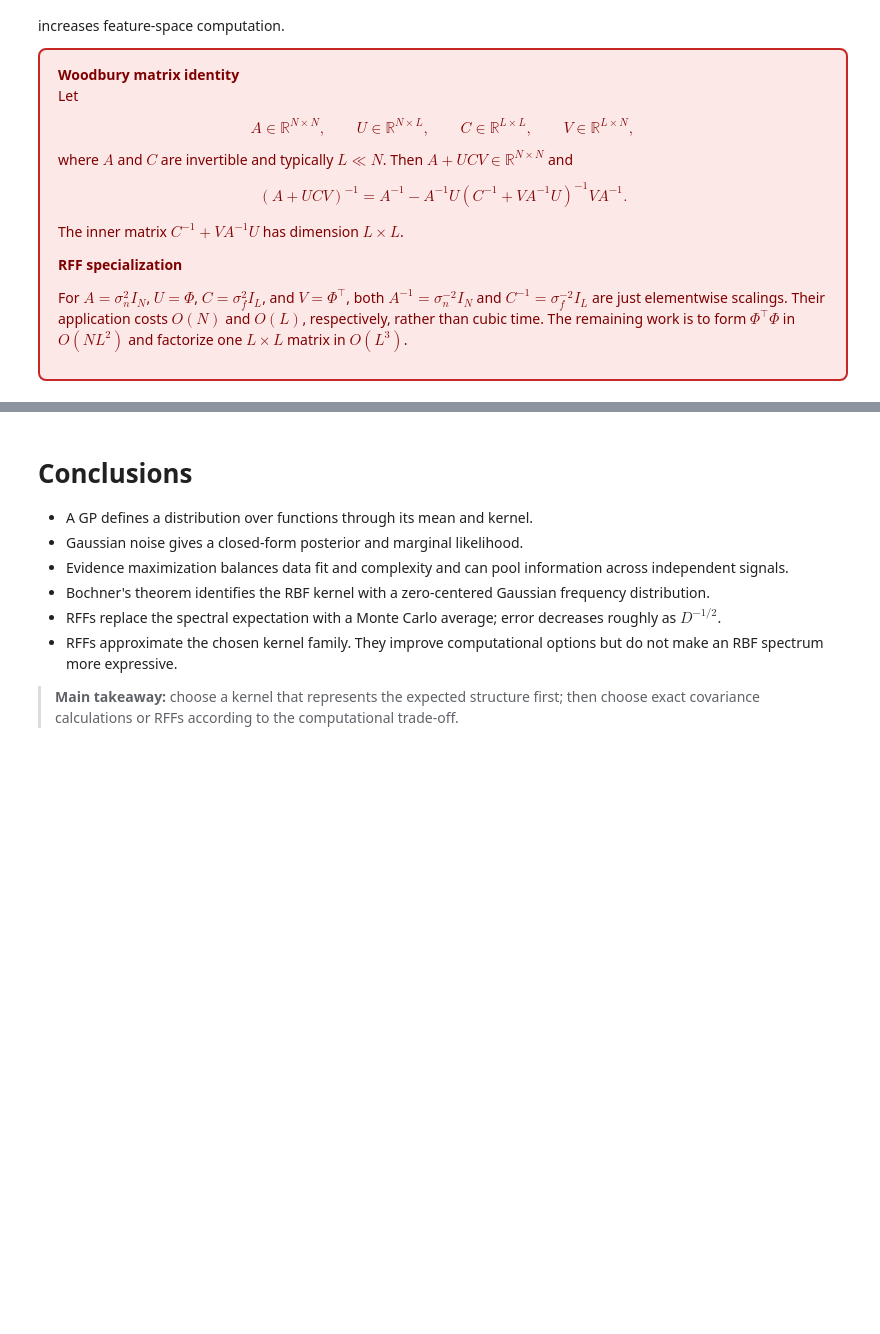
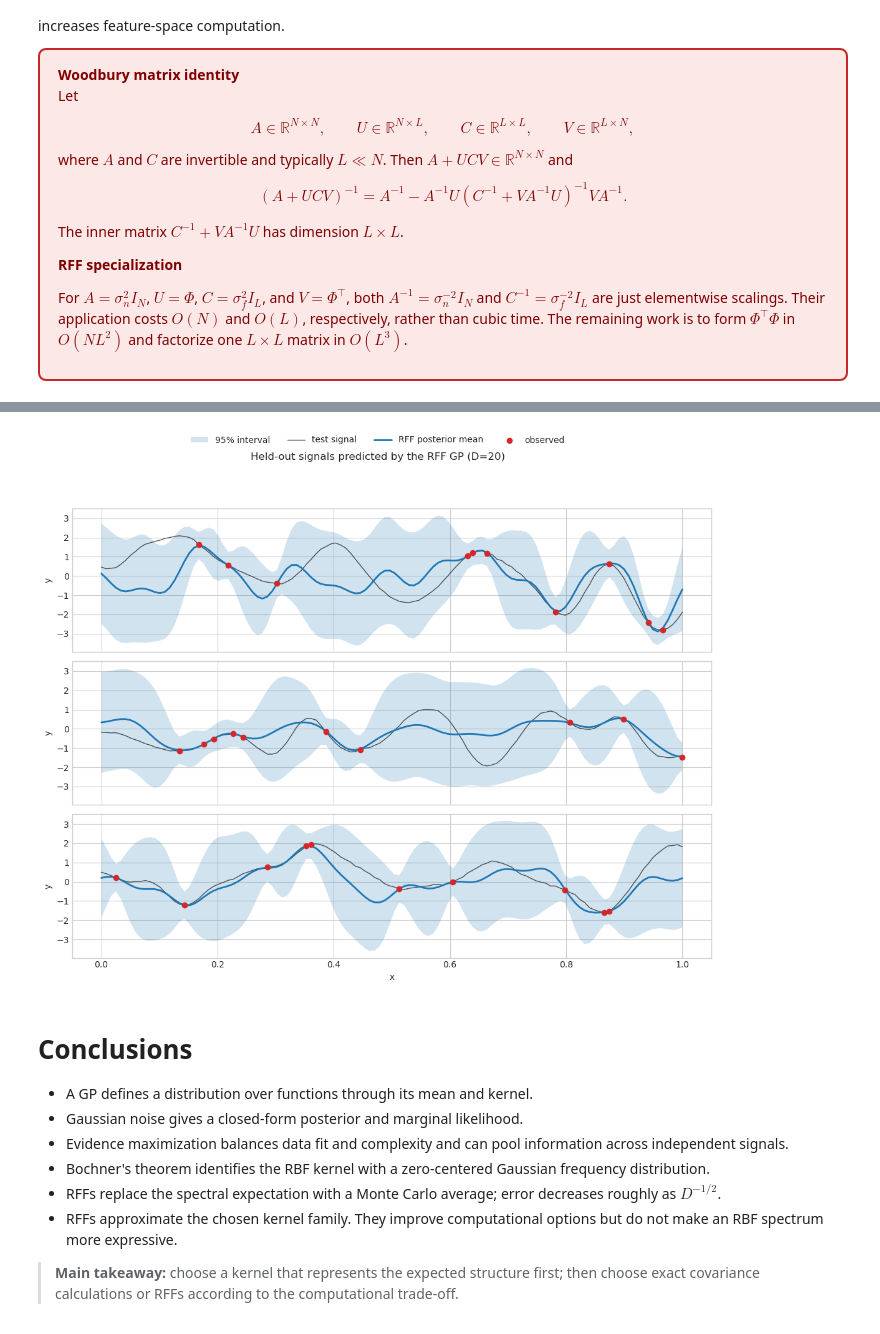
Before and after one commit to OLMOS-PM/GPPS_2026, a Jupyter notebook: 1-gp_regression_rff_intro.ipynb, the cells around one changed output, grey strips where cells are left out. Drawn from its saved outputs; the diff is of its cells as text; code cells hidden in the pictures; blank space fills up the shorter version.

```diff
--- a/1-gp_regression_rff_intro.ipynb
+++ b/1-gp_regression_rff_intro.ipynb
@@ -527,3 +644,45 @@ GPyTorch RFF relative error with D=64: 0.05748
+# %%
+import copy
+
+
+def predict_signal_rff(observed_x, observed_y, prediction_x):
+    x_obs = torch.tensor(observed_x, dtype=torch.float32).unsqueeze(-1)
+    y_obs = torch.tensor(observed_y, dtype=torch.float32)
+    x_pred = torch.tensor(prediction_x, dtype=torch.float32).unsqueeze(-1)
+
+    # deepcopy preserves the trained hyperparameters and the sampled RFF basis.
+    local_model = copy.deepcopy(rff_model)
+    local_likelihood = copy.deepcopy(rff_likelihood)
+    local_model.set_train_data(inputs=x_obs, targets=y_obs, strict=False)
+    local_model.eval(); local_likelihood.eval()
+
+    with torch.no_grad(), gpytorch.settings.fast_pred_var():
+        predictive = local_likelihood(local_model(x_pred))
+        lower, upper = predictive.confidence_region()
+
+    return predictive.mean.numpy(), lower.numpy(), upper.numpy()
+
+
+# Reset the RNG so these are the same observation locations used in the exact-GP plots.
+rff_plot_rng = np.random.default_rng(seed + 1)
+fig, axes = plt.subplots(3, 1, figsize=(11, 9), sharex=True, sharey=True)
+
+for signal, ax in zip(test_signals[:3], axes):
+    indices = np.sort(rff_plot_rng.choice(n_points, size=10, replace=False))
+    mean, lower, upper = predict_signal_rff(x[indices], signal[indices], x)
+    ax.fill_between(x, lower, upper, alpha=0.2, label="95% interval")
+    ax.plot(x, signal, color="black", alpha=0.65, linewidth=1, label="test signal")
+    ax.plot(x, mean, linewidth=2, label="RFF posterior mean")
+    ax.scatter(x[indices], signal[indices], color="C3", zorder=5, label="observed")
+    ax.set_ylabel("y")
+
+axes[-1].set_xlabel("x")
+handles, names = axes[0].get_legend_handles_labels()
+fig.legend(handles, names, loc="upper center", ncol=4)
+fig.suptitle(f"Held-out signals predicted by the RFF GP (D={D_train})", y=0.96)
+fig.tight_layout(rect=(0, 0, 1, 0.91)); plt.show()
+# %% [output]
+[figure, added]
 # %% [markdown]
 # Conclusions
 
```
Also changed, not shown: parts of 6 cells of this notebook.
